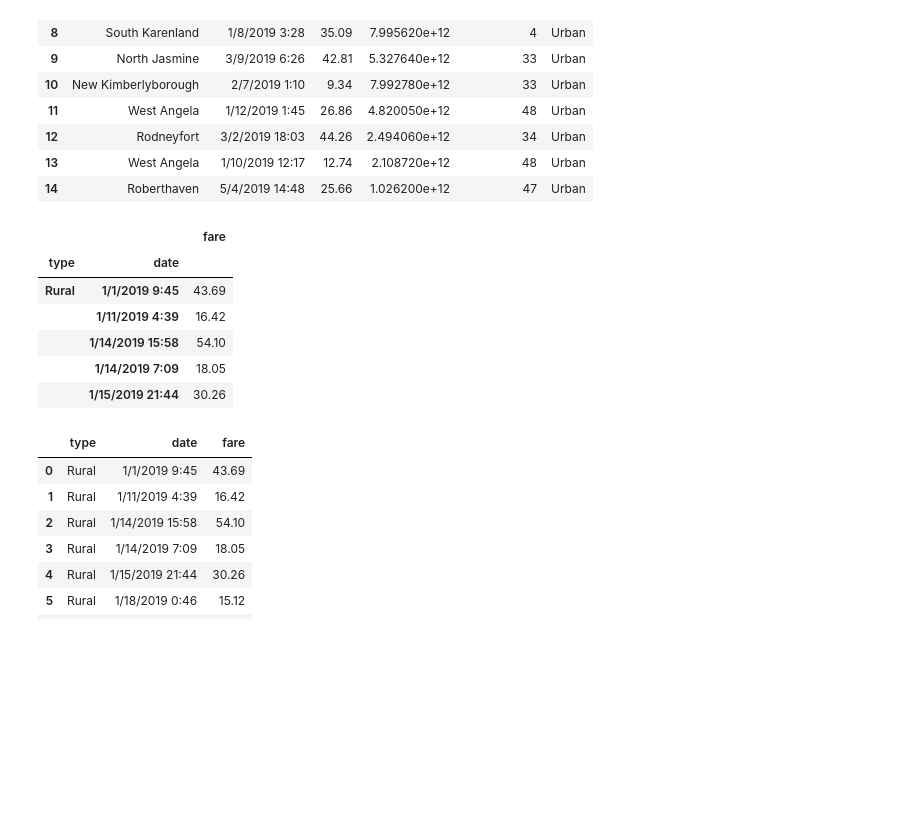
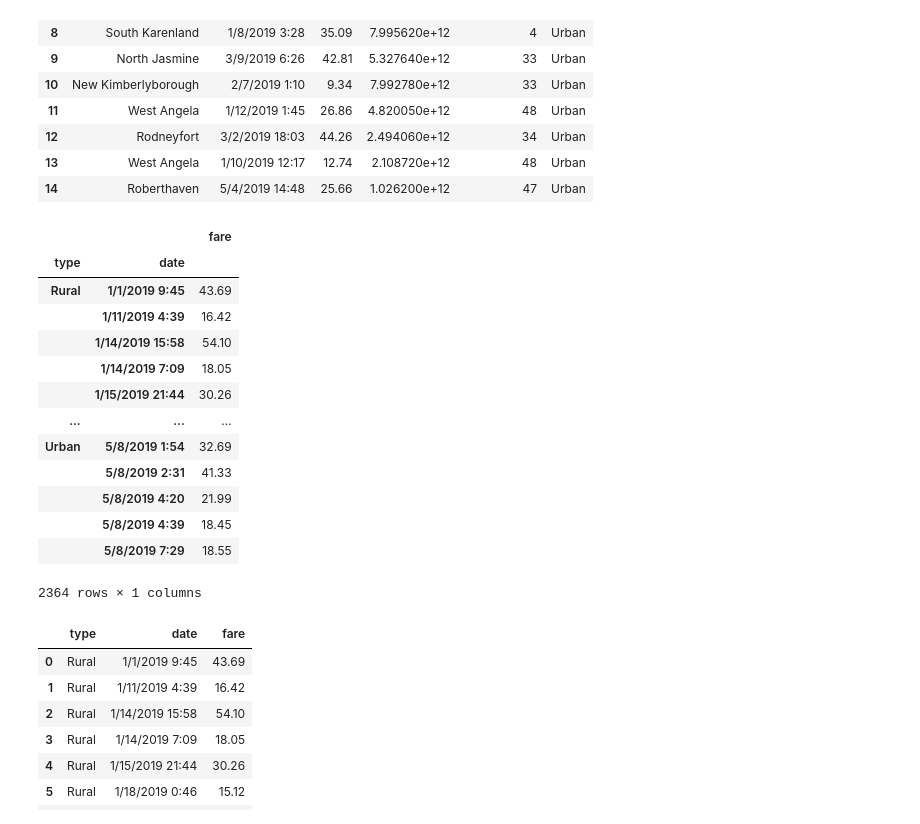
Before and after one commit to Normanfamdamly/PyBer_Analysis, a Jupyter notebook: PyBer_Challenge.ipynb, the cells around one changed output. Drawn from its saved outputs; the diff is of its cells as text; code cells hidden in the pictures; blank space fills up the shorter version.

```diff
--- a/PyBer_Challenge.ipynb
+++ b/PyBer_Challenge.ipynb
@@ -135,16 +135,23 @@ pyber_data_df.head(15)
 # %%
 # 2. Using groupby() to create a new DataFrame showing the sum of the fares
 #  for each date where the indices are the city type and date.
-fare_by_citydate_df = pyber_data_df.groupby(["type", "date"]).sum()[["fare"]]
-fare_by_citydate_df.head()
+tot_fare_citydate_df =pyber_data_df.groupby(["type", "date"]).sum()[["fare"]]
+tot_fare_citydate_df
 # %% [output]
 |  |  | fare |
 | type | date |  |
 | Rural | 1/1/2019 9:45 | 43.69 |
 |  | 1/11/2019 4:39 | 16.42 |
 |  | 1/14/2019 15:58 | 54.10 |
 |  | 1/14/2019 7:09 | 18.05 |
 |  | 1/15/2019 21:44 | 30.26 |
+| ... | ... | ... |
+| Urban | 5/8/2019 1:54 | 32.69 |
+|  | 5/8/2019 2:31 | 41.33 |
+|  | 5/8/2019 4:20 | 21.99 |
+|  | 5/8/2019 4:39 | 18.45 |
+|  | 5/8/2019 7:29 | 18.55 |
+2364 rows × 1 columns
 # %%
 # 3. Reset the index on the DataFrame you created in #1. This is needed to use the 'pivot()' function.
 # df = df.reset_index()
```
Also changed, not shown: parts of 7 cells of this notebook.
